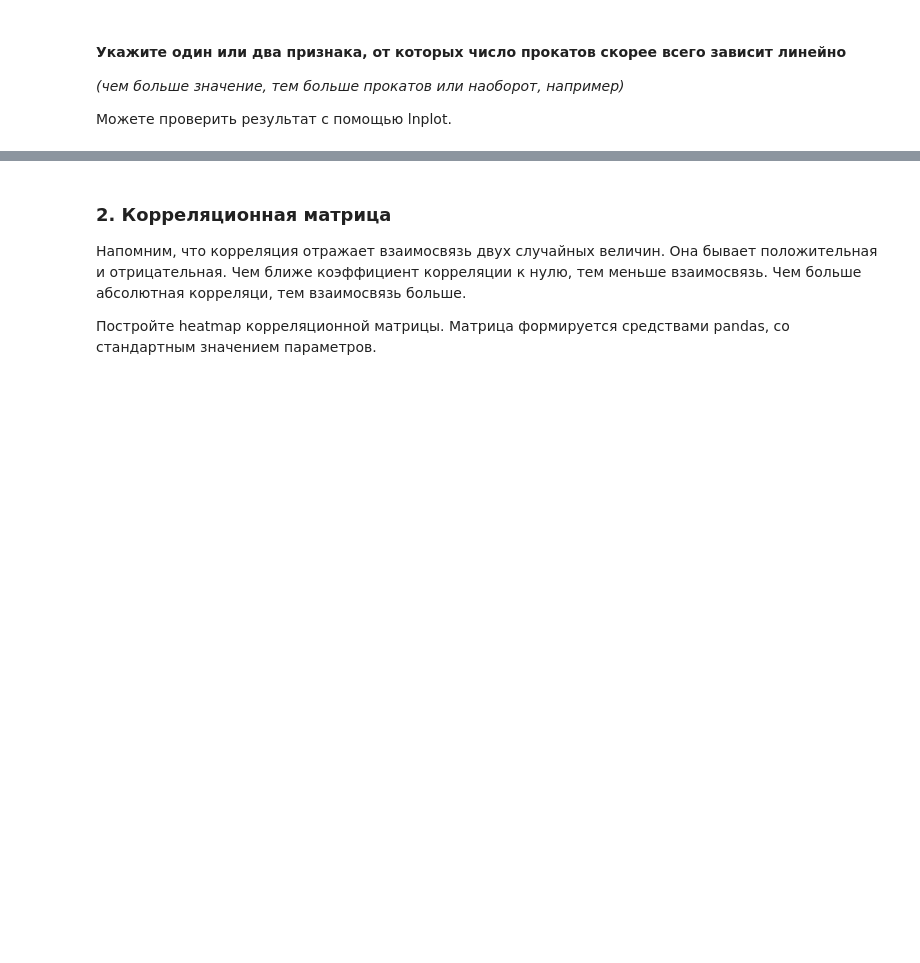
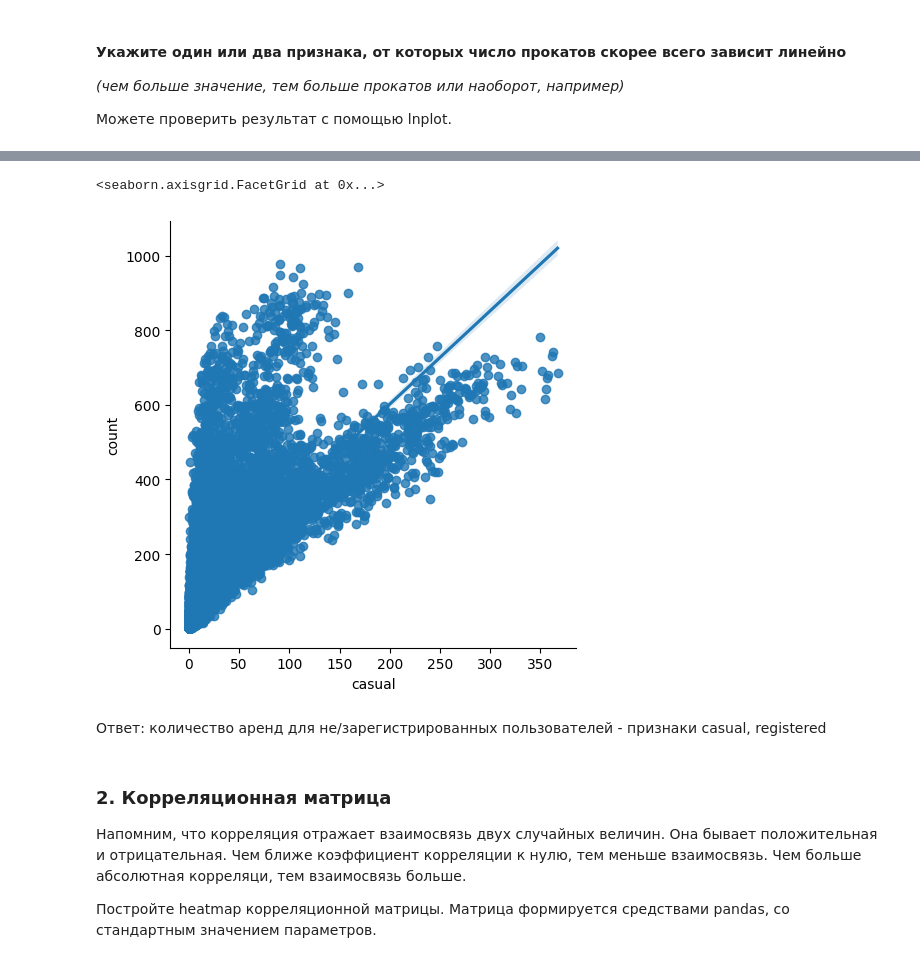
Before and after one commit to ilyak0n/comp_math, a Jupyter notebook: 5. Библиотека Pandas. Визуальный анализ данных/Практическая_работа_№5_Библиотека_Pandas.ipynb, the cells around one changed output, grey strips where cells are left out. Cells and saved outputs as stored; diff of their text form; code cells hidden in the pictures; blank space fills up the shorter version.

```diff
--- a/5. Библиотека Pandas. Визуальный анализ данных/Практическая_работа_№5_Библиотека_Pandas.ipynb
+++ b/5. Библиотека Pandas. Визуальный анализ данных/Практическая_работа_№5_Библиотека_Pandas.ipynb
@@ -435,3 +442,11 @@ _(чем больше значение, тем больше прокатов и
+# %%
+sns.lmplot(x='casual', y='count', data=df)
+# help(sns.lmplot)
+# %% [output]
+<seaborn.axisgrid.FacetGrid at 0x...>
+[figure, added]
+# %% [markdown]
+Ответ: количество аренд для не/зарегистрированных пользователей - признаки casual, registered
 # %% [markdown]
 ### 2. Корреляционная матрица
 
```
Also changed, not shown: parts of 29 cells of this notebook.
